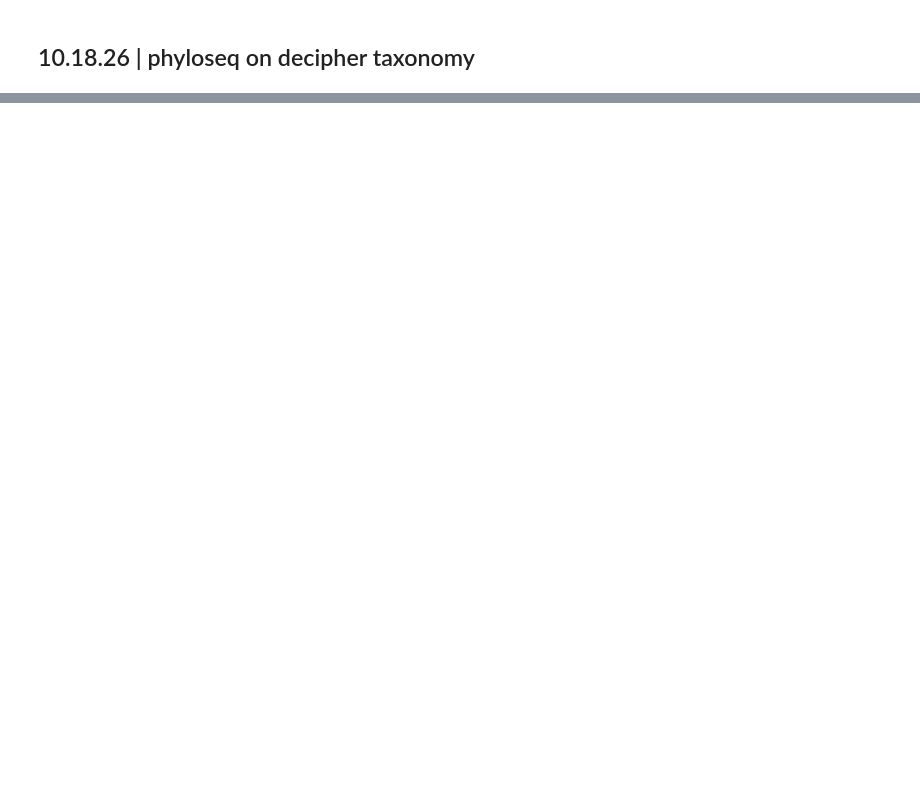
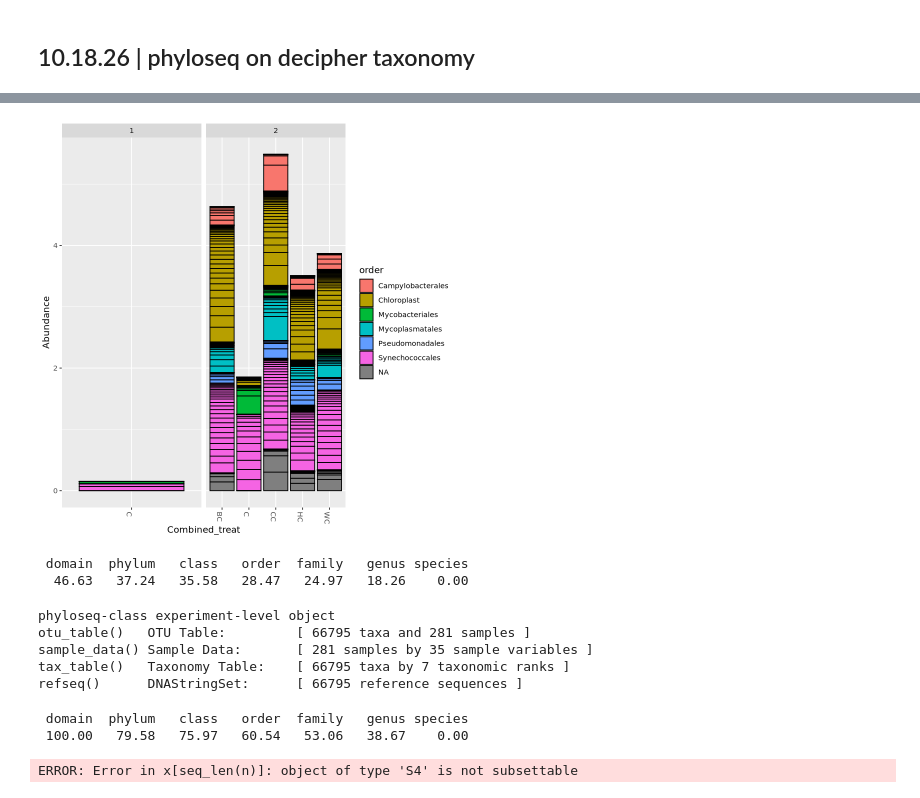
Before and after one commit to jfiorilla/ORCC_16S, a Jupyter notebook: phyloseq-working.ipynb, the cells around one changed output, grey strips where cells are left out. Drawn from its saved outputs; the diff is of its cells as text; code cells hidden in the pictures; blank space fills up the shorter version.

```diff
--- a/phyloseq-working.ipynb
+++ b/phyloseq-working.ipynb
@@ -142,0 +165,58 @@ plot_richness(ps, x="Combined_treat", measures=c("Shannon", "Simpson"), color="P
+# %%
+top20 <- names(sort(taxa_sums(ps_sub), decreasing=TRUE))[1:10]
+ps.top20 <- transform_sample_counts(ps_sub, function(OTU) OTU/sum(OTU))
+ps.top20 <- prune_taxa(top20, ps.top20)
+plot_bar(ps.top20, x="Combined_treat", fill="order") + facet_wrap(~Phase, scales="free_x")
+# %% [output]
+[figure, added]
+# %%
+tax <- as(tax_table(ps), "matrix")
+
+# Function to calculate classification rate
+classification_rate <- function(x) {
+  classified <- !is.na(x) &
+    trimws(x) != "" &
+    !grepl("unclassified|unknown|uncultured|unassigned",
+           x, ignore.case = TRUE)
+
+  mean(classified) * 100
+}
+
+# Calculate rate for each taxonomic rank
+rates <- apply(tax, 2, classification_rate)
+
+round(rates, 2)
+# %% [output]
+ domain  phylum   class   order  family   genus species
+  46.63   37.24   35.58   28.47   24.97   18.26    0.00
+# %%
+
+#isolate just bacteria
+ps_bac=subset_taxa(ps, domain=="Bacteria")
+ps_bac
+# %% [output]
+phyloseq-class experiment-level object
+otu_table()   OTU Table:         [ 66795 taxa and 281 samples ]
+sample_data() Sample Data:       [ 281 samples by 35 sample variables ]
+tax_table()   Taxonomy Table:    [ 66795 taxa by 7 taxonomic ranks ]
+refseq()      DNAStringSet:      [ 66795 reference sequences ]
+# %%
+tax <- as(tax_table(ps_bac), "matrix")
+
+# Function to calculate classification rate
+classification_rate <- function(x) {
+  classified <- !is.na(x) &
+    trimws(x) != "" &
+    !grepl("unclassified|unknown|uncultured|unassigned",
+           x, ignore.case = TRUE)
+
+  mean(classified) * 100
+}
+
+# Calculate rate for each taxonomic rank
+rates <- apply(tax, 2, classification_rate)
+
+round(rates, 2)
+# %% [output]
+ domain  phylum   class   order  family   genus species
+ 100.00   79.58   75.97   60.54   53.06   38.67    0.00
@@ -142,0 +231,4 @@ plot_richness(ps, x="Combined_treat", measures=c("Shannon", "Simpson"), color="P
+# %%
+head(ps)
+# %% [output]
+ERROR: Error in x[seq_len(n)]: object of type 'S4' is not subsettable
```
Also changed, not shown: parts of 23 cells of this notebook, 7 other files.
